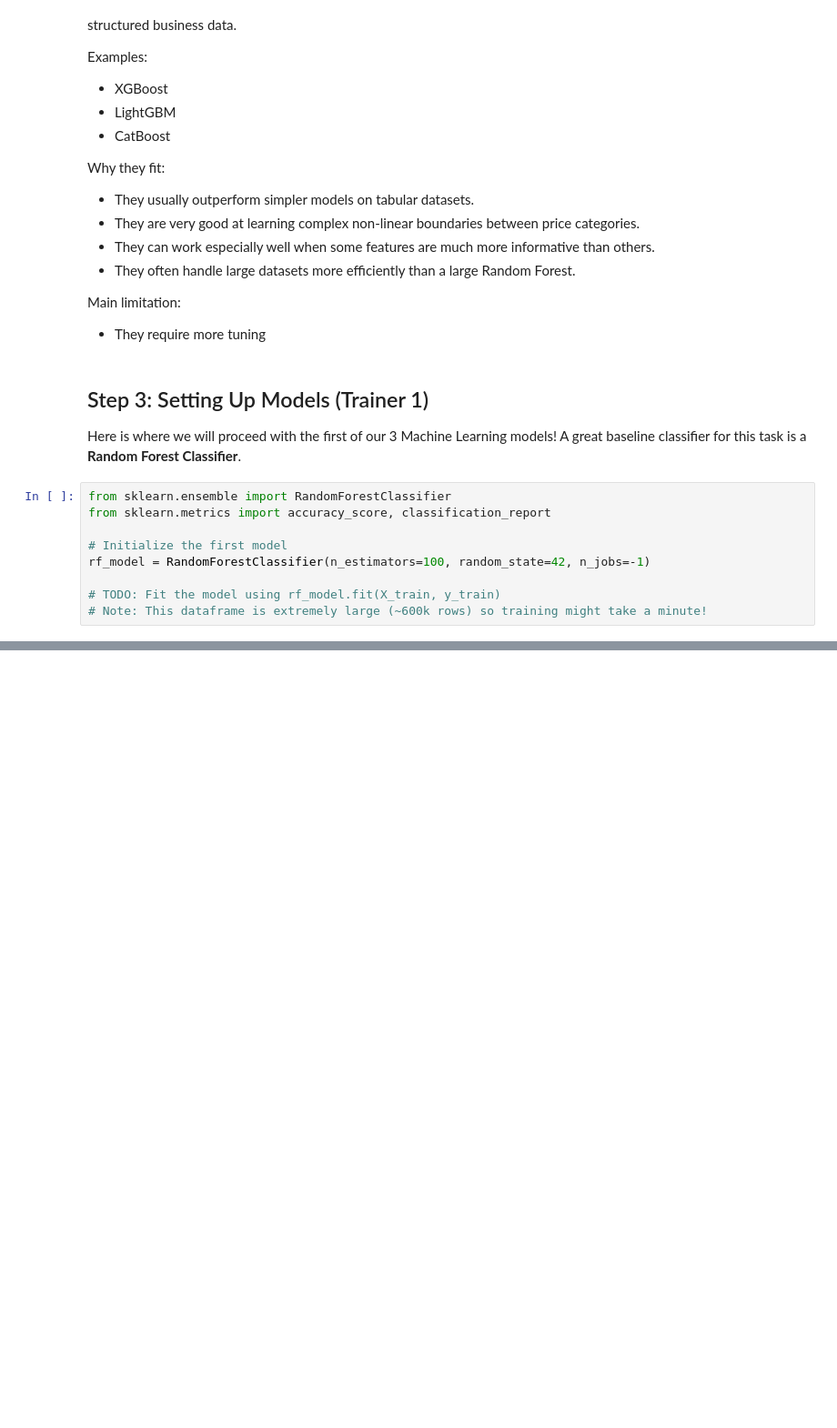
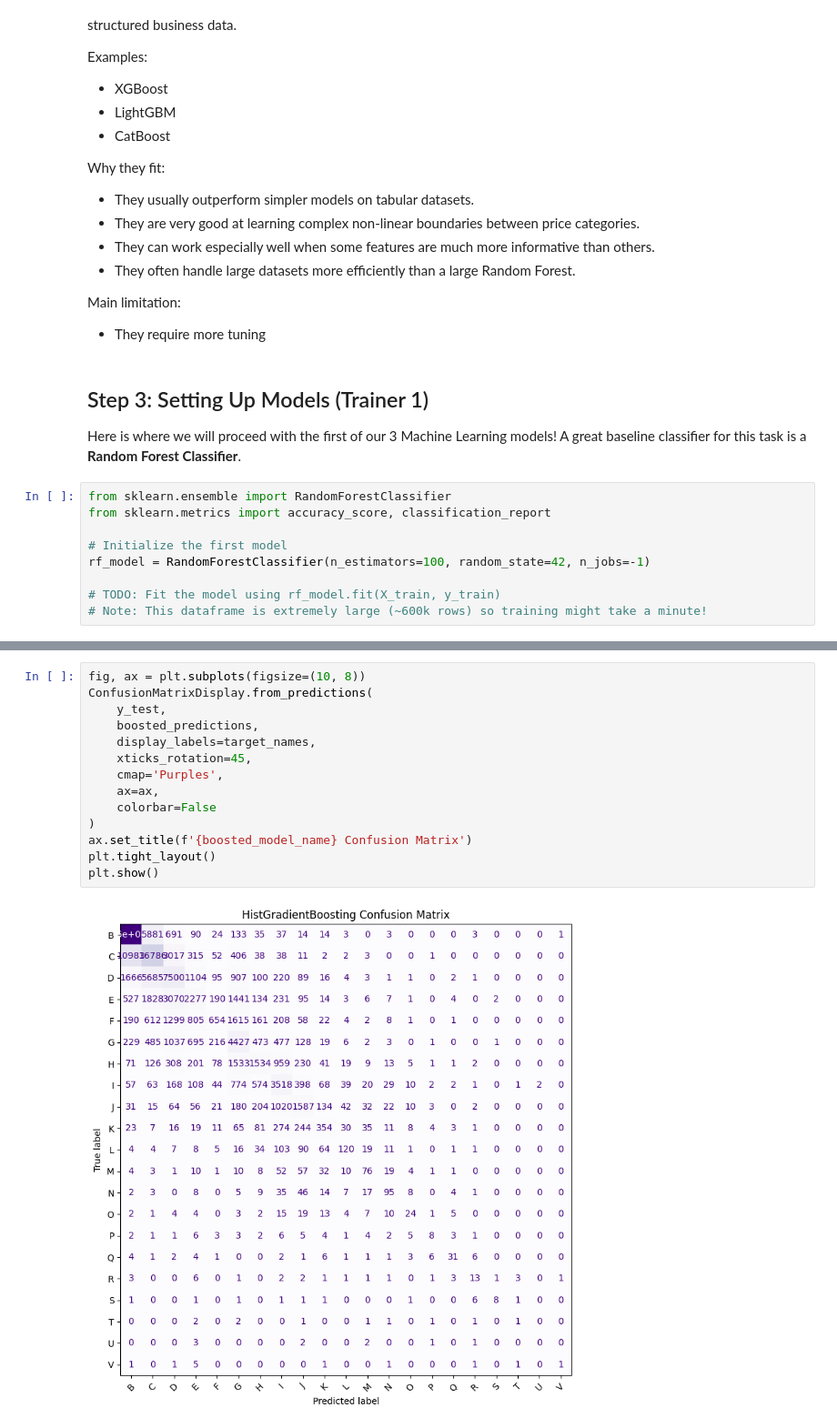
Before and after one commit to nikimono02/3_trainers_and_3_models, a Jupyter notebook: model_training_pipeline.ipynb, the cells around one changed output, grey strips where cells are left out. Shown at 91% size. Cells and saved outputs as stored; diff of their text form; blank space fills up the shorter version.

```diff
--- a/model_training_pipeline.ipynb
+++ b/model_training_pipeline.ipynb
@@ -435,0 +691,16 @@ rf_model = RandomForestClassifier(n_estimators=100, random_state=42, n_jobs=-1)
+# %%
+fig, ax = plt.subplots(figsize=(10, 8))
+ConfusionMatrixDisplay.from_predictions(
+    y_test,
+    boosted_predictions,
+    display_labels=target_names,
+    xticks_rotation=45,
+    cmap='Purples',
+    ax=ax,
+    colorbar=False
+)
+ax.set_title(f'{boosted_model_name} Confusion Matrix')
+plt.tight_layout()
+plt.show()
+# %% [output]
+[figure, added]
```
Also changed, not shown: parts of 24 cells of this notebook.
